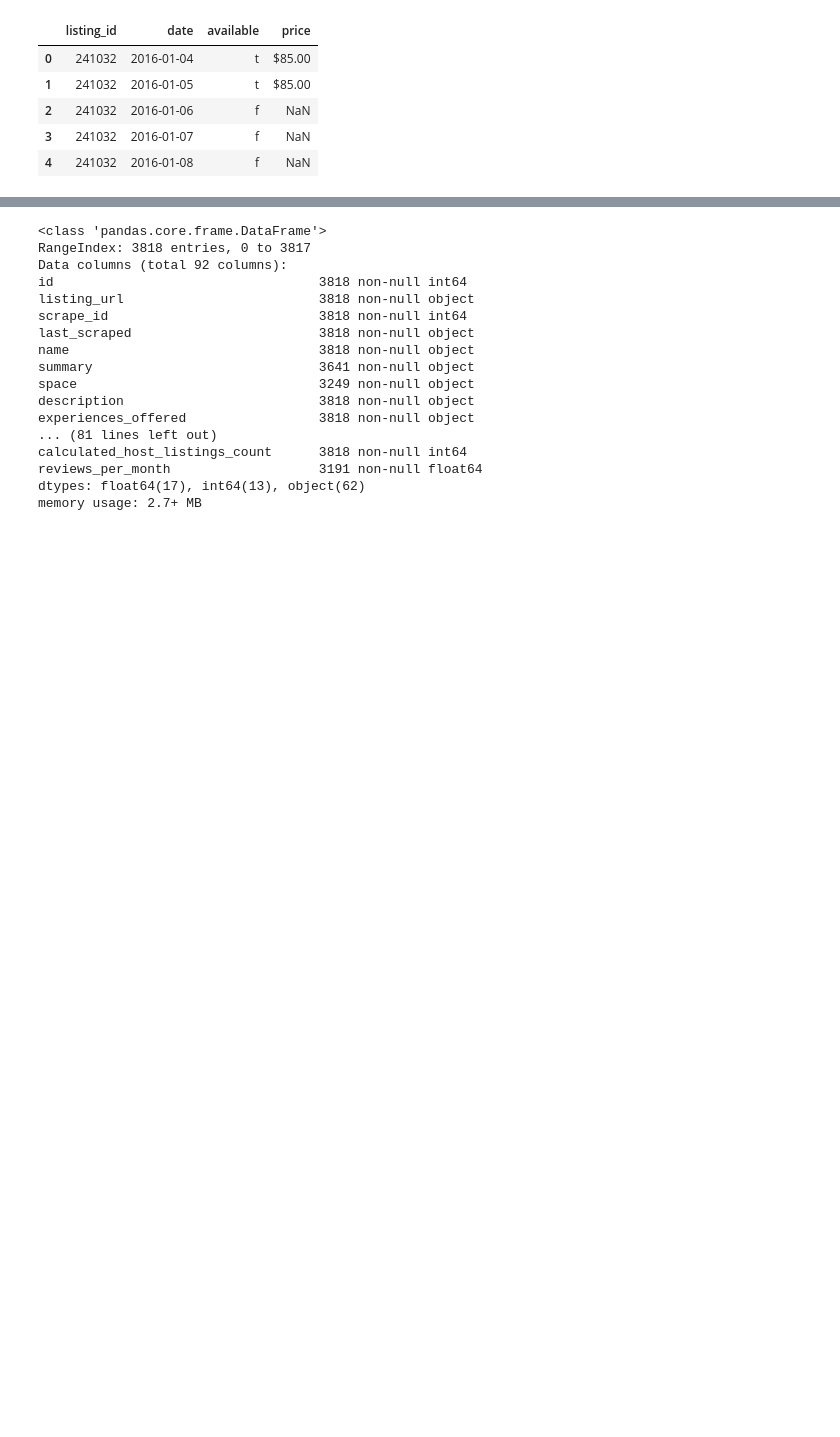
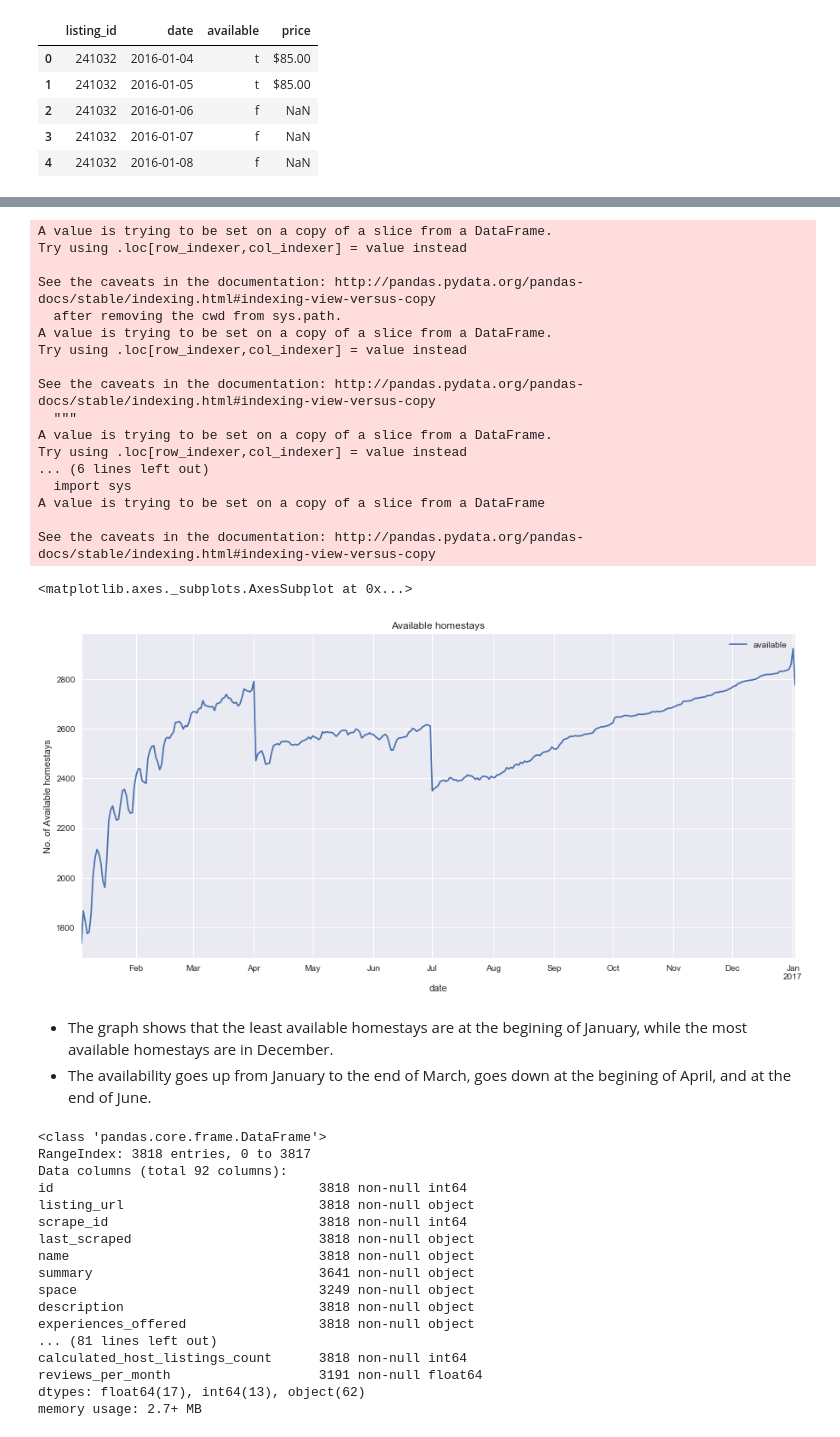
Before and after one commit to tamerfarag/Airbnb-seattle, a Jupyter notebook: Airbnb.ipynb, the cells around one changed output, grey strips where cells are left out. Cells and saved outputs as stored; diff of their text form; code cells hidden in the pictures; blank space fills up the shorter version.

Commit message:
fix: Update notebook, Add html version

```diff
--- a/Airbnb.ipynb
+++ b/Airbnb.ipynb
@@ -94 +72,39 @@ available_df.resample('1D').count()['price'].plot()
+# %%
+# get available homestays
+available_df = calendar_df[(calendar_df.available == 't')]
+#clean the price column  remove '$' to work with float numbers
+available_df['price'] = available_df['price'].apply(lambda x: str(x).replace("$", ""))
+available_df['price'] = pd.to_numeric(available_df['price'], errors="coerce")
+available_df['date'] = pd.to_datetime(available_df['date'])
+available_df.drop('listing_id', axis=1, inplace=True)
+available_df.drop('price', axis=1, inplace=True)
+
+plt.subplots(1, 1, figsize=(15, 7))
+ax1=plt.subplot(1, 1, 1)
+ax1.set_title('Available homestays')
+ax1.set_ylabel('No. of Available homestays')
+available_df.groupby(['date']).count().plot(ax=ax1)
+# %% [output]
+A value is trying to be set on a copy of a slice from a DataFrame.
+Try using .loc[row_indexer,col_indexer] = value instead
+
+See the caveats in the documentation: http://pandas.pydata.org/pandas-docs/stable/indexing.html#indexing-view-versus-copy
+  after removing the cwd from sys.path.
+A value is trying to be set on a copy of a slice from a DataFrame.
+Try using .loc[row_indexer,col_indexer] = value instead
+
+See the caveats in the documentation: http://pandas.pydata.org/pandas-docs/stable/indexing.html#indexing-view-versus-copy
+  """
+A value is trying to be set on a copy of a slice from a DataFrame.
+Try using .loc[row_indexer,col_indexer] = value instead
+... (6 lines left out)
+  import sys
+A value is trying to be set on a copy of a slice from a DataFrame
+
+See the caveats in the documentation: http://pandas.pydata.org/pandas-docs/stable/indexing.html#indexing-view-versus-copy
+<matplotlib.axes._subplots.AxesSubplot at 0x...>
+[figure, added]
+# %% [markdown]
+- The graph shows that the least available homestays are at the begining of January, while the most available homestays are in December.
+- The availability goes up from January to the end of March, goes down at the begining of April, and at the end of June.
 # %%
```
Also changed, not shown: parts of 45 cells of this notebook, 1 other file.
